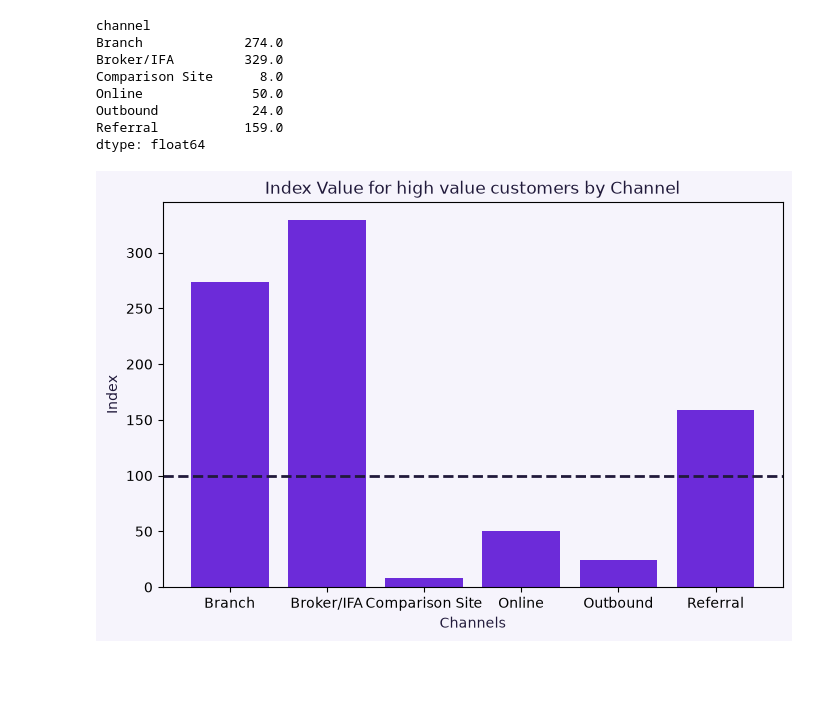
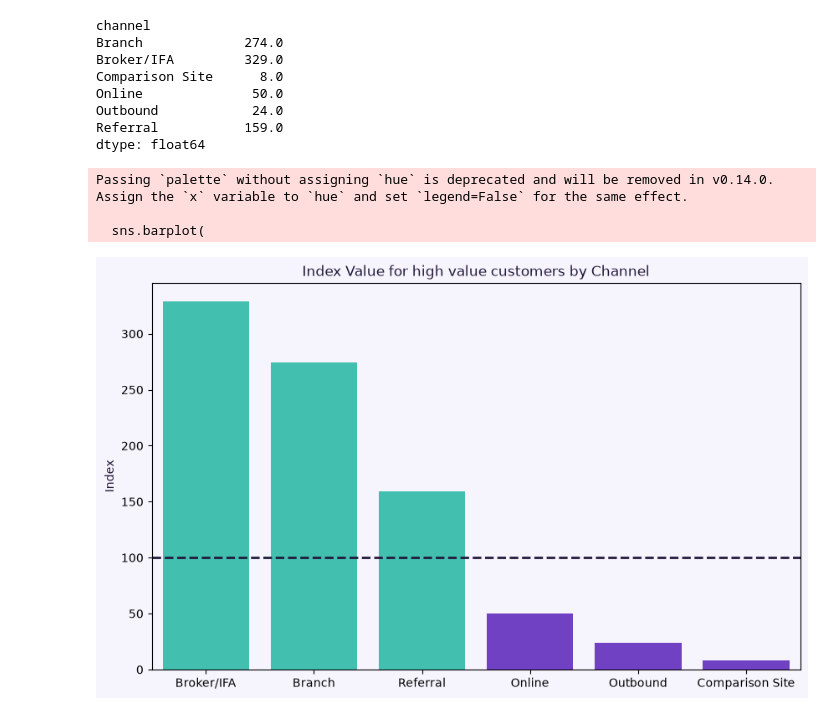
Before and after one commit to esmerowbotham-tech/Money-Craft-Project, a Jupyter notebook: insights.ipynb, the cells around one changed output. Cells and saved outputs as stored; diff of their text form; code cells hidden in the pictures; blank space fills up the shorter version.

```diff
--- a/insights.ipynb
+++ b/insights.ipynb
@@ -460,17 +501,39 @@ Online              50.0
 Outbound            24.0
 Referral           159.0
 dtype: float64
-# %%
-
-# graph of channel index
-fig, ax = plt.subplots(figsize=(8, 5))
-bars = ax.bar(channels,channel_index.round(0), color='#6C2BD9')
-
-# Add labels and title
-ax.set_xlabel("Channels", color = title_label_colour)
-ax.set_ylabel("Index", color = title_label_colour)
-ax.set_title("Index Value for high value customers by Channel", color = title_label_colour)
-plt.axhline(y=100, color=title_label_colour, linestyle="--", linewidth=2)
-plt.show()
-# %% [output]
-[figure, removed]
+# %%
+# build a clean dataframe
+df = pd.DataFrame({
+    "Channel": channels,
+    "Index": channel_index.round(0)
+})
+
+# sort descending
+df = df.sort_values("Index", ascending=False)
+
+plt.figure(figsize=(10, 6))
+
+sns.barplot(
+    data=df,
+    x="Channel",
+    y="Index",
+    palette=[graph_colours[2], graph_colours[2], graph_colours[2], graph_colours[0], graph_colours[0], graph_colours[0]]
+)
+
+plt.xlabel("Channels", color=title_label_colour)
+plt.ylabel("Index", color=title_label_colour)
+plt.title(
+    "Index Value for high value customers by Channel",
+    color=title_label_colour
+)
+
+plt.xlabel('')
+plt.ylabel('Index')
+plt.axhline(y=100, color=title_label_colour, linestyle="--", linewidth=2)
+
+plt.show()
+# %% [output]
+Passing `palette` without assigning `hue` is deprecated and will be removed in v0.14.0. Assign the `x` variable to `hue` and set `legend=False` for the same effect.
+
+  sns.barplot(
+[figure, added]
```
Also changed, not shown: parts of 8 cells of this notebook.
